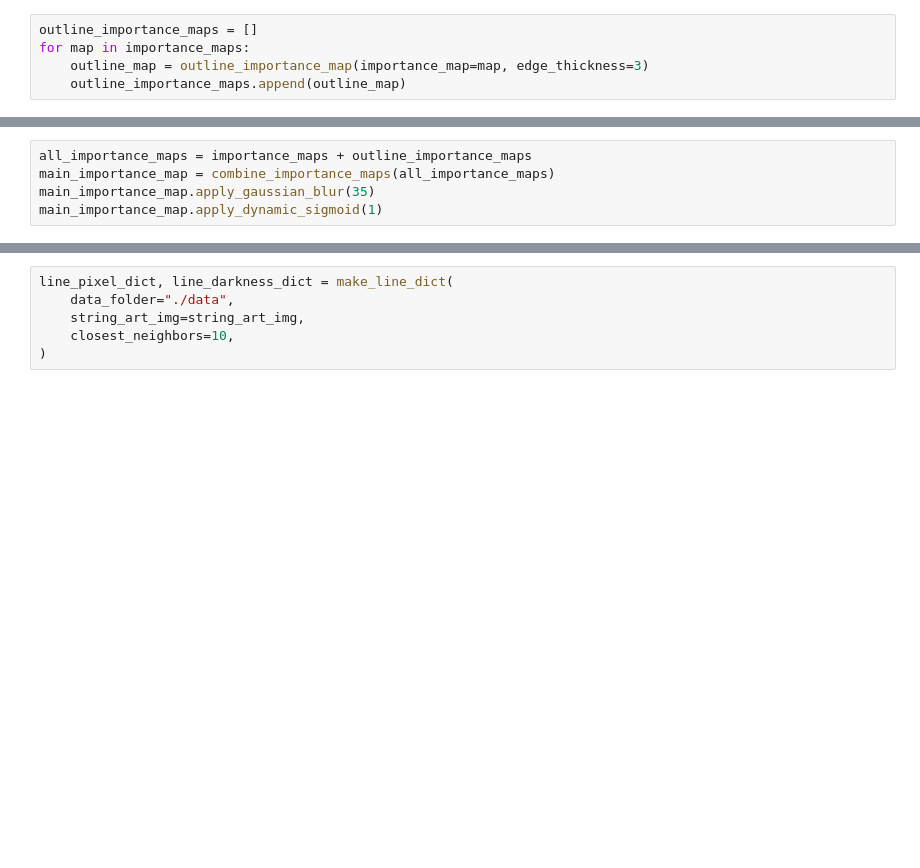
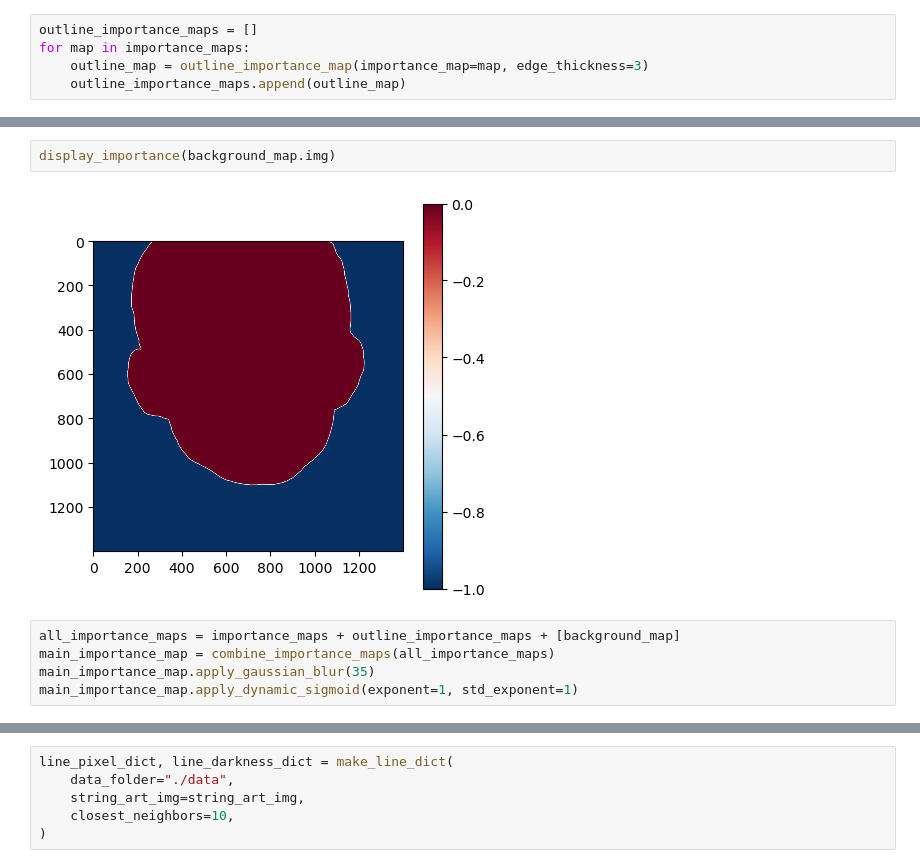
Before and after one commit to atuecke/string-art, a Jupyter notebook: main/run_utils.ipynb, the cells around one changed output, grey strips where cells are left out. Saved outputs shown, nothing was run; the diff lists cells and outputs as text; blank space fills up the shorter version.

```diff
--- a/main/run_utils.ipynb
+++ b/main/run_utils.ipynb
@@ -93,8 +101,12 @@ for map in outline_importance_maps:
+# %%
+display_importance(background_map.img)
+# %% [output]
+[figure, added]
 # %%
-all_importance_maps = importance_maps + outline_importance_maps
+all_importance_maps = importance_maps + outline_importance_maps + [background_map]
 main_importance_map = combine_importance_maps(all_importance_maps)
 main_importance_map.apply_gaussian_blur(35)
-main_importance_map.apply_dynamic_sigmoid(1)
+main_importance_map.apply_dynamic_sigmoid(exponent=1, std_exponent=1)
 # %%
 display_importance(main_importance_map.img)
 # %% [output]
```
Also changed, not shown: parts of 12 cells of this notebook, 16 other files.
